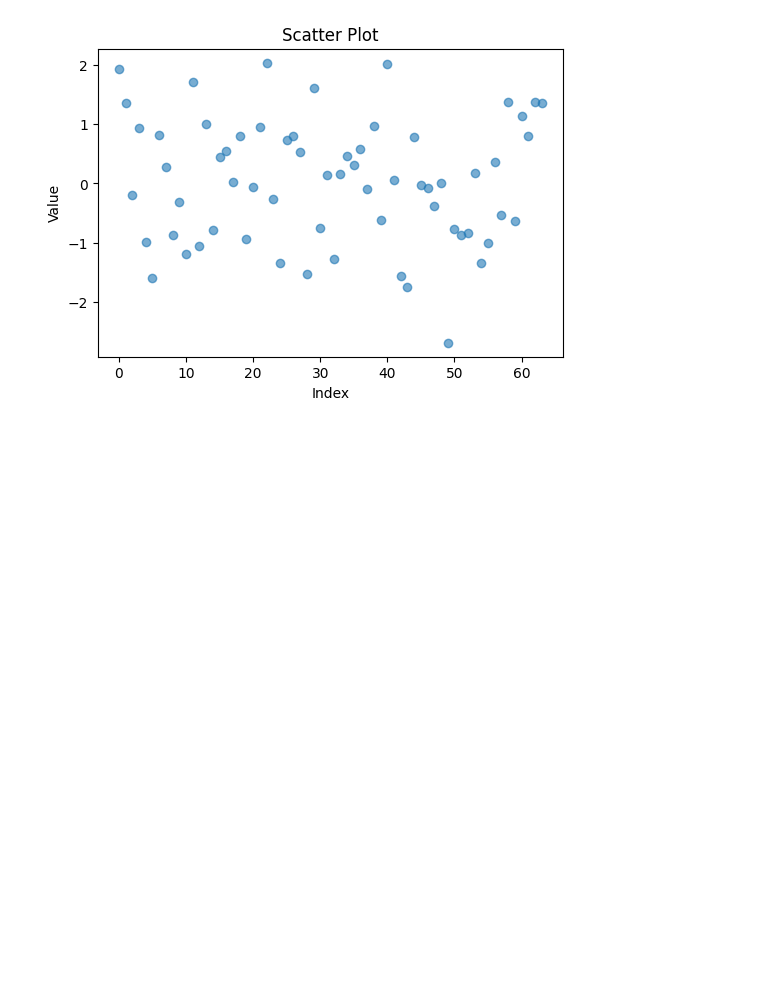
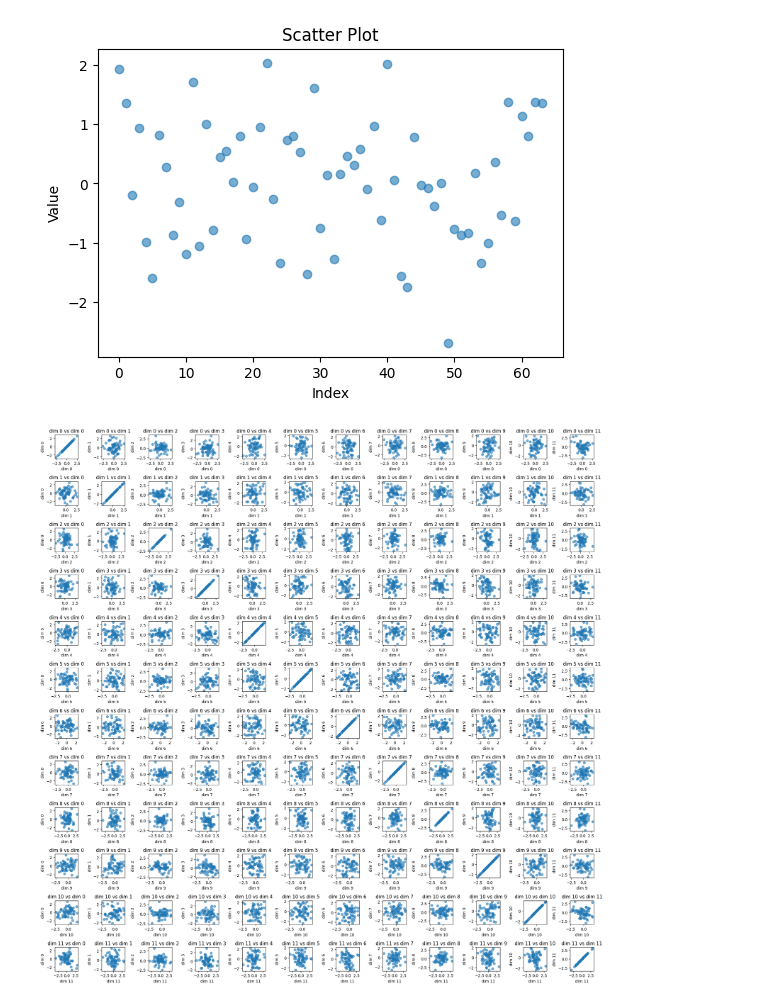
Before and after one commit to Anonymous-Sup/CVAE, a Jupyter notebook: play_test.ipynb, the cells around one changed output. Cells and saved outputs as stored; diff of their text form; code cells hidden in the pictures; blank space fills up the shorter version.

```diff
--- a/play_test.ipynb
+++ b/play_test.ipynb
@@ -206,3 +206,43 @@ tensor = torch.randn(64)
 plot_scatter(tensor, "Scatter Plot")
 # %% [output]
 [figure]
+# %%
+import torch
+import matplotlib.pyplot as plt
+import numpy as np
+
+def plot_scatter(run, tensor, title):
+    # Convert the tensor to a numpy array
+    array = tensor.detach().cpu().numpy()
+
+    # Create a new figure with 12x12 subplots
+    fig, axs = plt.subplots(12, 12, figsize=(20, 20))
+
+    # Iterate over each pair of dimensions
+    for i in range(12):
+        for j in range(12):
+            # Plot the scatter plot for the current pair of dimensions on the corresponding subplot
+            axs[i, j].scatter(array[:, i], array[:, j], alpha=0.6)
+
+            # Set the title and labels
+            axs[i, j].set_title("dim {} vs dim {}".format(i, j))
+            axs[i, j].set_xlabel('dim {}'.format(i))
+            axs[i, j].set_ylabel('dim {}'.format(j))
+
+    # Adjust the layout
+    plt.tight_layout()
+
+    # Show the plot
+    plt.show()
+
+    # Save the figure to a file
+    # fig.savefig("scatter_plot.png", format='png')
+
+    # Close the figure to free up memory
+    plt.close(fig)
+
+# Create a random tensor
+tensor = torch.randn(64, 12)
+plot_scatter(None, tensor, "Scatter Plot")
+# %% [output]
+[figure, added]
```
Also changed, not shown: 5 other files.
